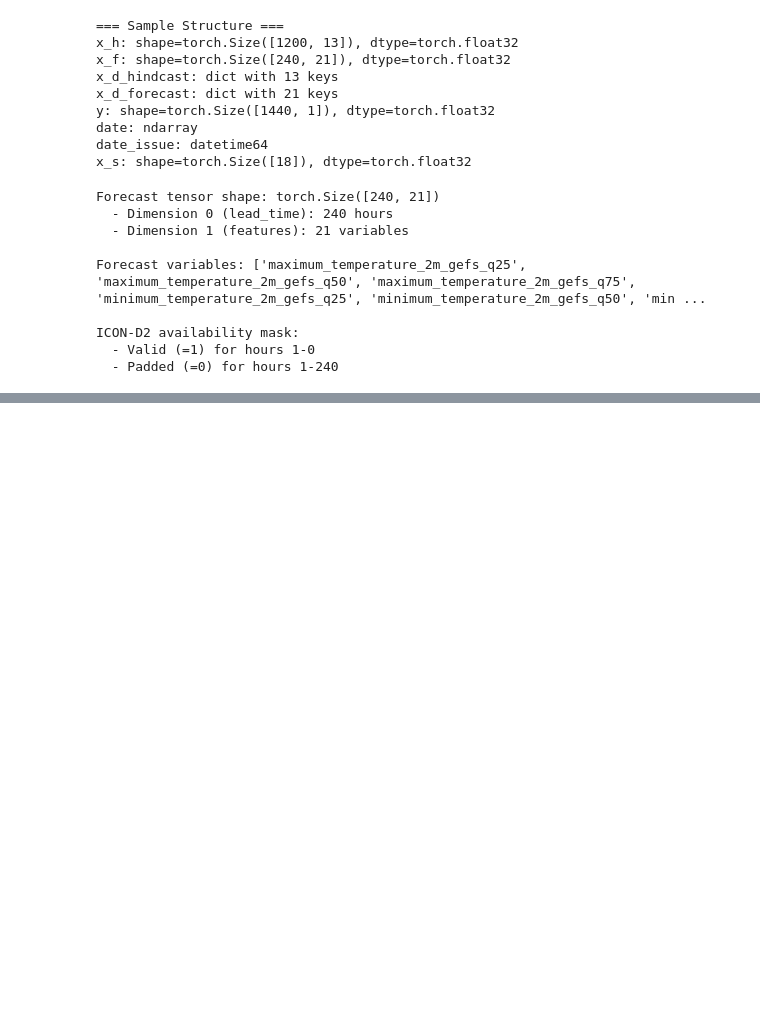
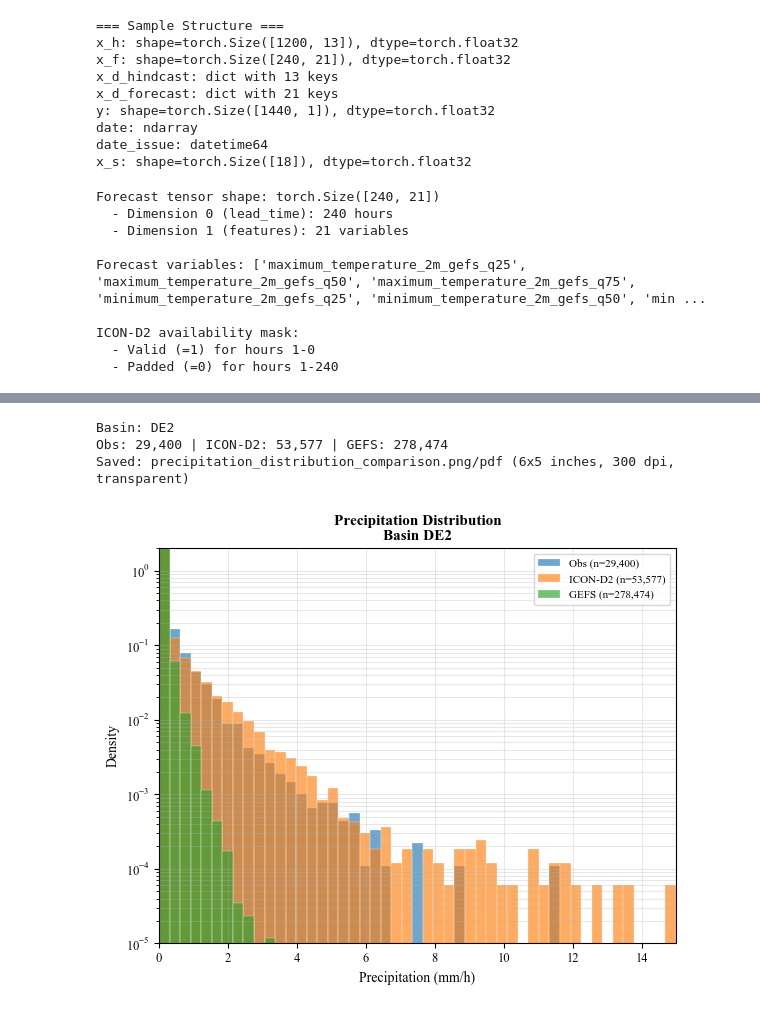
Before and after one commit to gjohnen1/neuralhydrology, a Jupyter notebook: operational_harz/icond2_gefs_10d_sample/load_combined_forecast_dataset.ipynb, the cells around one changed output, grey strips where cells are left out. Drawn from its saved outputs; the diff is of its cells as text; code cells hidden in the pictures; blank space fills up the shorter version.

Commit message:
Adding analysis plots and do dataset inspection.

```diff
--- a/operational_harz/icond2_gefs_10d_sample/load_combined_forecast_dataset.ipynb
+++ b/operational_harz/icond2_gefs_10d_sample/load_combined_forecast_dataset.ipynb
@@ -334,0 +297,60 @@ ICON-D2 availability mask:
+# %%
+# Precipitation Distribution - Optimized for PowerPoint (side-by-side)
+import matplotlib as mpl
+plt.rcParams["font.family"] = "Times New Roman"
+
+basin_id = "DE2"
+ds = xr_dataset.sel(basin=basin_id)
+
+# Extract precipitation data
+hist_precip = ds["precipitation"].values.flatten()
+hist_precip = hist_precip[~np.isnan(hist_precip) & (hist_precip >= 0)]
+
+icond2_precip_raw = ds["precipitation_mean_icond2"].values.flatten()
+icond2_mask = ds["icond2_available"].values.flatten()
+icond2_precip = icond2_precip_raw[icond2_mask == 1]
+icond2_precip = icond2_precip[~np.isnan(icond2_precip) & (icond2_precip >= 0)]
+
+gefs_precip = ds["precipitation_surface_gefs_q50"].values.flatten() * 3600
+gefs_precip = gefs_precip[~np.isnan(gefs_precip) & (gefs_precip >= 0)]
+
+print(f"Basin: {basin_id}")
+print(f"Obs: {len(hist_precip):,} | ICON-D2: {len(icond2_precip):,} | GEFS: {len(gefs_precip):,}")
+
+# PowerPoint optimized: 6x5 inches with transparent background
+fig, ax = plt.subplots(figsize=(6, 5))
+fig.patch.set_alpha(0)  # Transparent figure background
+ax.patch.set_alpha(0)   # Transparent axes background
+
+bins = np.linspace(0, 15, 50)
+ax.hist(hist_precip, bins=bins, alpha=0.65, label=f"Obs (n={len(hist_precip):,})",
+        color="C0", density=True, edgecolor="white", linewidth=0.3)
+ax.hist(icond2_precip, bins=bins, alpha=0.65, label=f"ICON-D2 (n={len(icond2_precip):,})",
+        color="C1", density=True, edgecolor="white", linewidth=0.3)
+ax.hist(gefs_precip, bins=bins, alpha=0.65, label=f"GEFS (n={len(gefs_precip):,})",
+        color="C2", density=True, edgecolor="white", linewidth=0.3)
+
+ax.set_yscale("log")
+ax.set_xlabel("Precipitation (mm/h)", fontsize=10)
+ax.set_ylabel("Density", fontsize=10)
+ax.set_title(f"Precipitation Distribution\nBasin {basin_id}", fontsize=11, fontweight="bold")
+ax.legend(fontsize=8, loc="upper right")
+ax.set_xlim(0, 15)
+ax.set_ylim(1e-5, 2e0)
+ax.grid(True, alpha=0.3, which="both")
+ax.tick_params(axis="both", labelsize=9)
+
+plt.tight_layout()
+
+# Export with transparent background
+fig.savefig("precipitation_distribution_comparison.png", dpi=300, bbox_inches="tight", transparent=True)
+fig.savefig("precipitation_distribution_comparison.pdf", bbox_inches="tight", transparent=True)
+print("Saved: precipitation_distribution_comparison.png/pdf (6x5 inches, 300 dpi, transparent)")
+
+plt.show()
+plt.rcParams["font.family"] = mpl.rcParamsDefault["font.family"]
+# %% [output]
+Basin: DE2
+Obs: 29,400 | ICON-D2: 53,577 | GEFS: 278,474
+Saved: precipitation_distribution_comparison.png/pdf (6x5 inches, 300 dpi, transparent)
+[figure, added]
```
Also changed, not shown: parts of 6 cells of this notebook.
